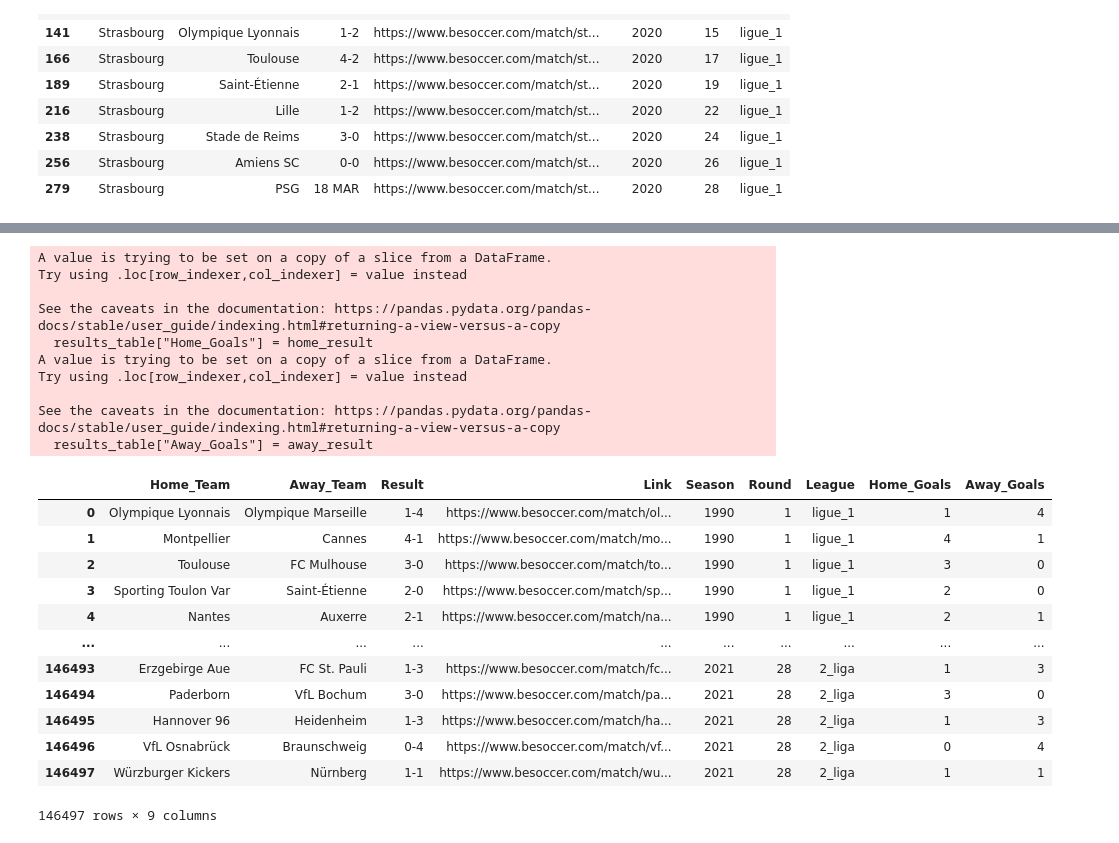
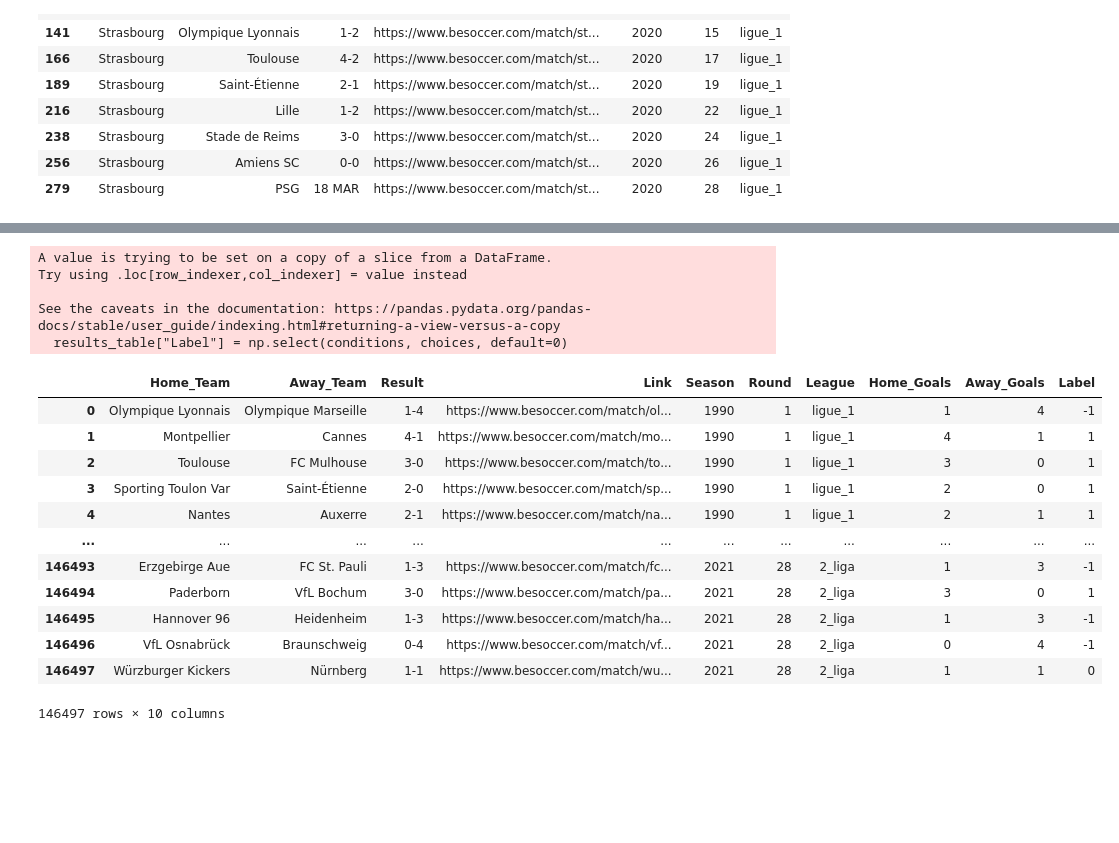
Before and after one commit to armanh3k/Football-Outcome-Predictions, a Jupyter notebook: eda.ipynb, the cells around one changed output, grey strips where cells are left out. Saved outputs shown, nothing was run; the diff lists cells and outputs as text; code cells hidden in the pictures; blank space fills up the shorter version.

Commit message:
Further EDA and Data Cleaning

```diff
--- a/eda.ipynb
+++ b/eda.ipynb
@@ -195,3 +195,41 @@ def home_away_goals(results_table):
     results_table["Away_Goals"] = away_result
 
     return results_table
+
+def win_loss_draw(results_table):
+    '''
+    Adds Label column to results_table which dictates if match result was Home Win, Away Win
+    or a Draw.
+
+    *IMPORTANT* Requires Home_Goals and Away_Goals columns in input results_table which can be
+    generated using the home_away_goals function. (This function will automatically run the home_away_goals
+    function on input results_table if Home_Goals and Away_Goals columns not found).
+    Args
+
+    Args
+    ----------
+    results_table: pandas.core.frame.DataFrame
+        Dataframe of match results containing the Home_Team, Away_Team, Result, Link, Season,
+        Round, League (and more).
+
+    Returns
+    -------
+    results_table: pandas.core.frame.DataFrame
+        Input results_table with additional columns stating the number of Home and Away goals.
+    '''
+
+    # if Home_Goals and Away_Goals columns are not in the results_table, generate them here
+    if "Home_Goals" and "Away_Goals" not in results_table:
+        home_away_goals(results_table)
+
+    #define conditions for win or loss
+    conditions = [results_table["Home_Goals"] > results_table["Away_Goals"],
+                results_table["Home_Goals"] < results_table["Away_Goals"]]
+
+    # define choices : 1-Home Win, -1-Away Win, 0-Draw
+    choices = [1, -1]
+
+    #create new column in DataFrame that displays results of comparisons
+    results_table["Label"] = np.select(conditions, choices, default=0)
+
+    return results_table
@@ -214,28 +236,23 @@ full_results_table
 # %%
-full_results_table = home_away_goals(full_results_table)
+full_results_table = win_loss_draw(full_results_table)
 
 full_results_table
 # %% [output]
 A value is trying to be set on a copy of a slice from a DataFrame.
 Try using .loc[row_indexer,col_indexer] = value instead
 
 See the caveats in the documentation: https://pandas.pydata.org/pandas-docs/stable/user_guide/indexing.html#returning-a-view-versus-a-copy
-  results_table["Home_Goals"] = home_result
-A value is trying to be set on a copy of a slice from a DataFrame.
-Try using .loc[row_indexer,col_indexer] = value instead
-
-See the caveats in the documentation: https://pandas.pydata.org/pandas-docs/stable/user_guide/indexing.html#returning-a-view-versus-a-copy
-  results_table["Away_Goals"] = away_result
+  results_table["Label"] = np.select(conditions, choices, default=0)
-|  | Home_Team | Away_Team | Result | Link | Season | Round | League | Home_Goals | Away_Goals |
-| 0 | Olympique Lyonnais | Olympique Marseille | 1-4 | https://www.besoccer.com/match/ol... | 1990 | 1 | ligue_1 | 1 | 4 |
-| 1 | Montpellier | Cannes | 4-1 | https://www.besoccer.com/match/mo... | 1990 | 1 | ligue_1 | 4 | 1 |
-| 2 | Toulouse | FC Mulhouse | 3-0 | https://www.besoccer.com/match/to... | 1990 | 1 | ligue_1 | 3 | 0 |
-| 3 | Sporting Toulon Var | Saint-Étienne | 2-0 | https://www.besoccer.com/match/sp... | 1990 | 1 | ligue_1 | 2 | 0 |
-| 4 | Nantes | Auxerre | 2-1 | https://www.besoccer.com/match/na... | 1990 | 1 | ligue_1 | 2 | 1 |
-| ... | ... | ... | ... | ... | ... | ... | ... | ... | ... |
-| 146493 | Erzgebirge Aue | FC St. Pauli | 1-3 | https://www.besoccer.com/match/fc... | 2021 | 28 | 2_liga | 1 | 3 |
-| 146494 | Paderborn | VfL Bochum | 3-0 | https://www.besoccer.com/match/pa... | 2021 | 28 | 2_liga | 3 | 0 |
-| 146495 | Hannover 96 | Heidenheim | 1-3 | https://www.besoccer.com/match/ha... | 2021 | 28 | 2_liga | 1 | 3 |
-| 146496 | VfL Osnabrück | Braunschweig | 0-4 | https://www.besoccer.com/match/vf... | 2021 | 28 | 2_liga | 0 | 4 |
-| 146497 | Würzburger Kickers | Nürnberg | 1-1 | https://www.besoccer.com/match/wu... | 2021 | 28 | 2_liga | 1 | 1 |
+|  | Home_Team | Away_Team | Result | Link | Season | Round | League | Home_Goals | Away_Goals | Label |
+| 0 | Olympique Lyonnais | Olympique Marseille | 1-4 | https://www.besoccer.com/match/ol... | 1990 | 1 | ligue_1 | 1 | 4 | -1 |
+| 1 | Montpellier | Cannes | 4-1 | https://www.besoccer.com/match/mo... | 1990 | 1 | ligue_1 | 4 | 1 | 1 |
+| 2 | Toulouse | FC Mulhouse | 3-0 | https://www.besoccer.com/match/to... | 1990 | 1 | ligue_1 | 3 | 0 | 1 |
+| 3 | Sporting Toulon Var | Saint-Étienne | 2-0 | https://www.besoccer.com/match/sp... | 1990 | 1 | ligue_1 | 2 | 0 | 1 |
+| 4 | Nantes | Auxerre | 2-1 | https://www.besoccer.com/match/na... | 1990 | 1 | ligue_1 | 2 | 1 | 1 |
+| ... | ... | ... | ... | ... | ... | ... | ... | ... | ... | ... |
+| 146493 | Erzgebirge Aue | FC St. Pauli | 1-3 | https://www.besoccer.com/match/fc... | 2021 | 28 | 2_liga | 1 | 3 | -1 |
+| 146494 | Paderborn | VfL Bochum | 3-0 | https://www.besoccer.com/match/pa... | 2021 | 28 | 2_liga | 3 | 0 | 1 |
+| 146495 | Hannover 96 | Heidenheim | 1-3 | https://www.besoccer.com/match/ha... | 2021 | 28 | 2_liga | 1 | 3 | -1 |
+| 146496 | VfL Osnabrück | Braunschweig | 0-4 | https://www.besoccer.com/match/vf... | 2021 | 28 | 2_liga | 0 | 4 | -1 |
+| 146497 | Würzburger Kickers | Nürnberg | 1-1 | https://www.besoccer.com/match/wu... | 2021 | 28 | 2_liga | 1 | 1 | 0 |
-146497 rows × 9 columns
+146497 rows × 10 columns
```
Also changed, not shown: parts of 6 cells of this notebook, 2 other files.
